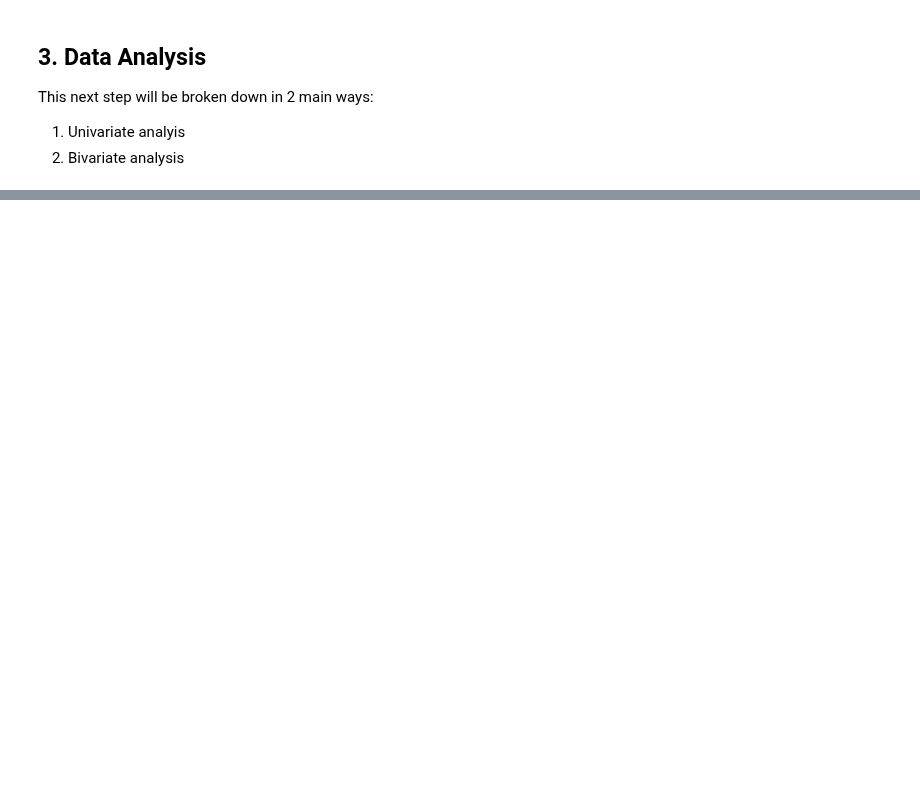
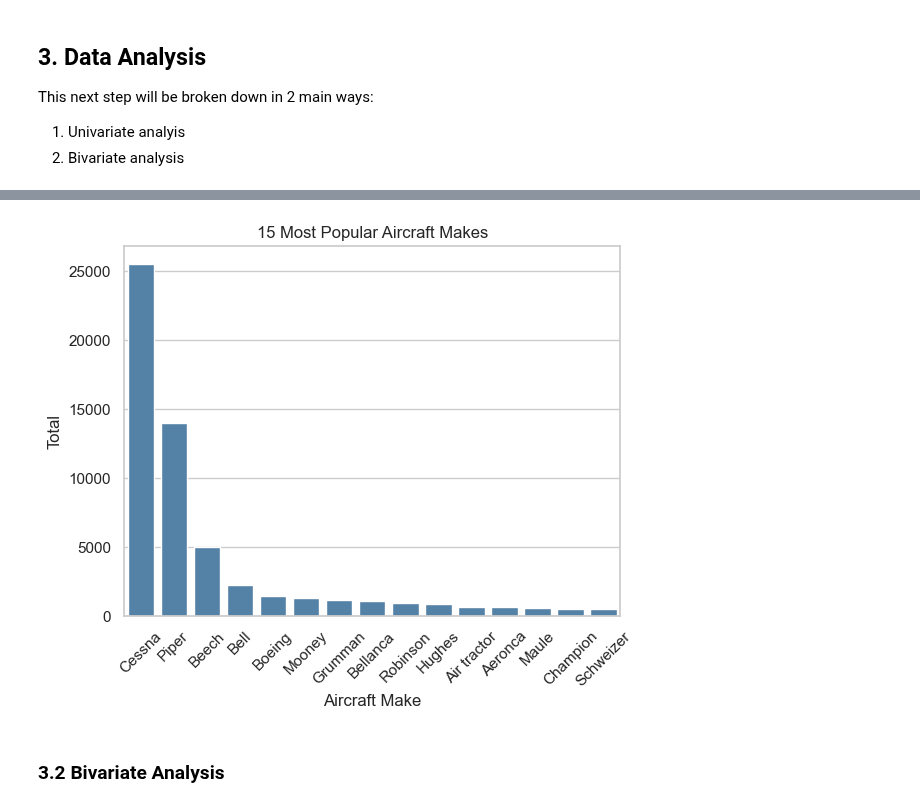
Before and after one commit to rongachoka/Aviation_EDA, a Jupyter notebook: aircraft_safety/analysis_draft.ipynb, the cells around one changed output, grey strips where cells are left out. Saved outputs shown, nothing was run; the diff lists cells and outputs as text; code cells hidden in the pictures; blank space fills up the shorter version.

Commit message:
Start of uni/bivariate analysis

```diff
--- a/aircraft_safety/analysis_draft.ipynb
+++ b/aircraft_safety/analysis_draft.ipynb
@@ -466,0 +519,15 @@ us_df1.head()
+# %%
+# Defining valid states
+valid_states = set(states["Abbreviation"].unique())
+
+# Stripping spaces and commas
+us_df1["state_abbrev"] = us_df1["state_abbrev"].str.strip(", ").str.upper()
+
+# Replacing invalid values with nan
+us_df1.loc[~us_df1["state_abbrev"].isin(valid_states), "state_abbrev"] = np.nan
+
+# Step 3: Check remaining NaN values
+print("Remaining NaN values in state_abbrev after cleaning:")
+print(us_df1["state_abbrev"].isna().sum())
+
+print(us_df1["state_abbrev"].unique())
@@ -466,0 +555,9 @@ us_df1.head()
+# %%
+# Merging dataframes
+us_df1 = us_df1.merge(states, left_on="state_abbrev", right_on="Abbreviation",
+                      how="left", suffixes=("", "_state"))
+
+print(us_df1.head())
+print(50*"-")
+print("Checking for Missing in the new columns")
+print(us_df1["US_State"].isna().sum())
@@ -799,0 +945,13 @@ max               125.000000       588.000000               NaN   2022.000000
+# %%
+# Top makes
+top_makes = us_df1["Make"].value_counts().nlargest(15)
+
+sns.barplot(top_makes, color="steelblue")
+plt.title("15 Most Popular Aircraft Makes")
+plt.xlabel("Aircraft Make")
+plt.ylabel("Total")
+plt.xticks(rotation=45);
+# %% [output]
+[figure, added]
+# %% [markdown]
+### 3.2 Bivariate Analysis
```
Also changed, not shown: parts of 34 cells of this notebook, 1 other file.
